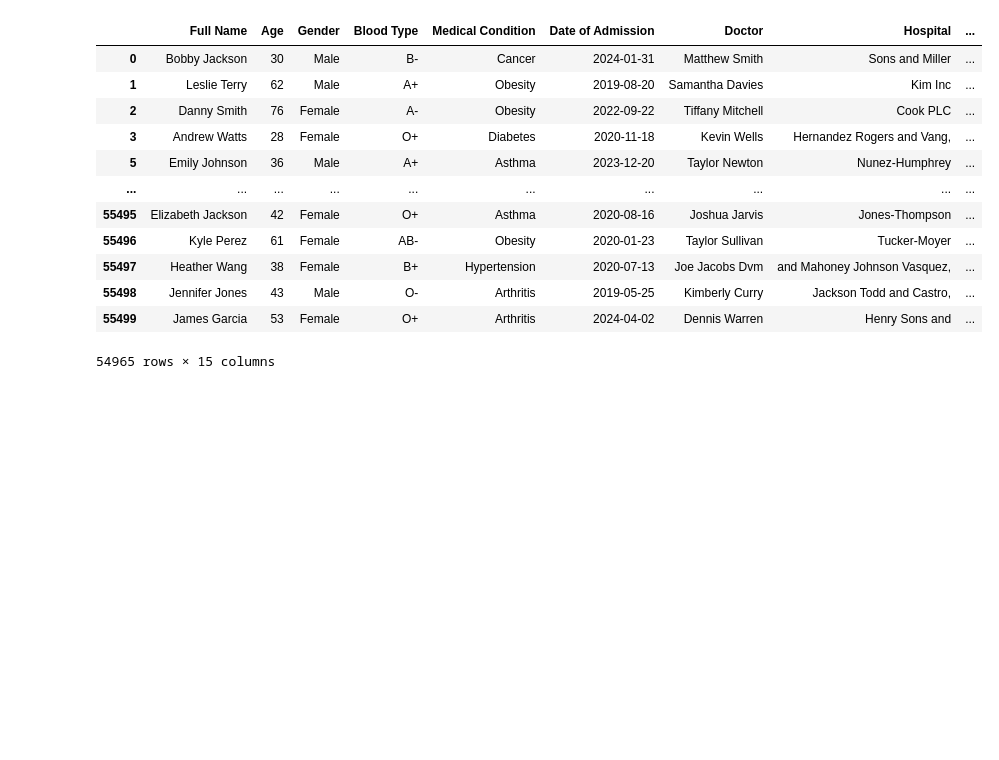
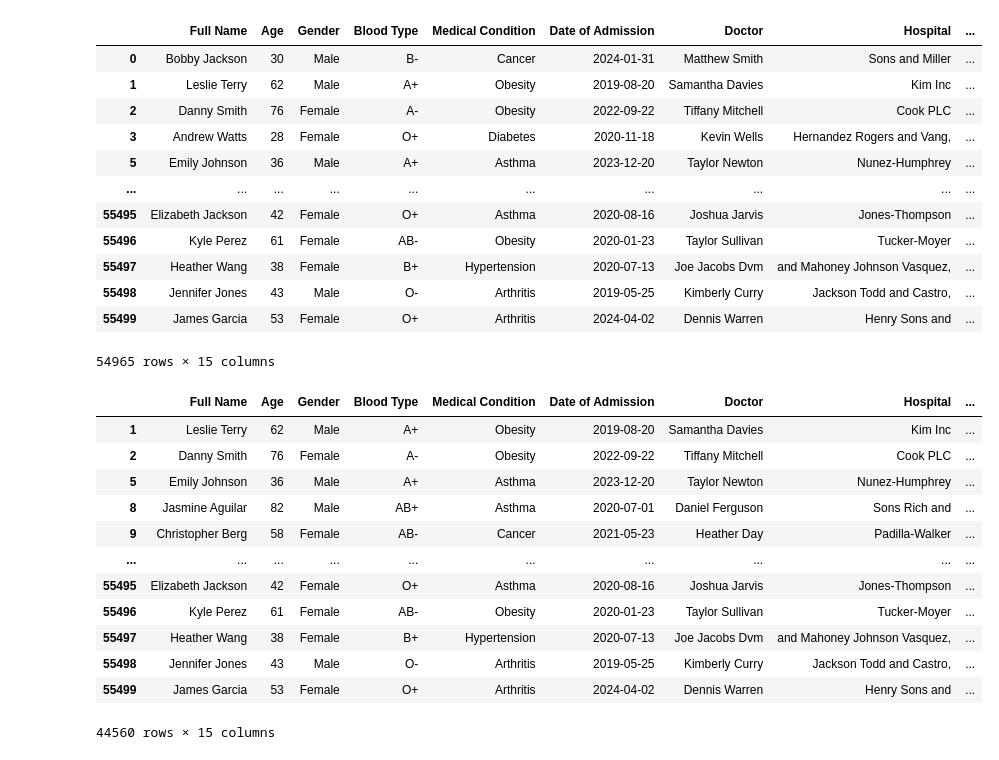
Before and after one commit to mahimarawat0707/Learn-Python-with-Me, a Jupyter notebook: Library/Pandas/pandas2.ipynb, the cells around one changed output. Drawn from its saved outputs; the diff is of its cells as text; code cells hidden in the pictures; blank space fills up the shorter version.

```diff
--- a/Library/Pandas/pandas2.ipynb
+++ b/Library/Pandas/pandas2.ipynb
@@ -512,3 +512,19 @@ df.astype({"Age":"int"})
 | 55498 | Jennifer Jones | 43 | Male | O- | Arthritis | 2019-05-25 | Kimberly Curry | Jackson Todd and Castro, | ... |
 | 55499 | James Garcia | 53 | Female | O+ | Arthritis | 2024-04-02 | Dennis Warren | Henry Sons and | ... |
 54965 rows × 15 columns
+# %%
+df.query("Age > 30")
+# %% [output]
+|  | Full Name | Age | Gender | Blood Type | Medical Condition | Date of Admission | Doctor | Hospital | ... |
+| 1 | Leslie Terry | 62 | Male | A+ | Obesity | 2019-08-20 | Samantha Davies | Kim Inc | ... |
+| 2 | Danny Smith | 76 | Female | A- | Obesity | 2022-09-22 | Tiffany Mitchell | Cook PLC | ... |
+| 5 | Emily Johnson | 36 | Male | A+ | Asthma | 2023-12-20 | Taylor Newton | Nunez-Humphrey | ... |
+| 8 | Jasmine Aguilar | 82 | Male | AB+ | Asthma | 2020-07-01 | Daniel Ferguson | Sons Rich and | ... |
+| 9 | Christopher Berg | 58 | Female | AB- | Cancer | 2021-05-23 | Heather Day | Padilla-Walker | ... |
+| ... | ... | ... | ... | ... | ... | ... | ... | ... | ... |
+| 55495 | Elizabeth Jackson | 42 | Female | O+ | Asthma | 2020-08-16 | Joshua Jarvis | Jones-Thompson | ... |
+| 55496 | Kyle Perez | 61 | Female | AB- | Obesity | 2020-01-23 | Taylor Sullivan | Tucker-Moyer | ... |
+| 55497 | Heather Wang | 38 | Female | B+ | Hypertension | 2020-07-13 | Joe Jacobs Dvm | and Mahoney Johnson Vasquez, | ... |
+| 55498 | Jennifer Jones | 43 | Male | O- | Arthritis | 2019-05-25 | Kimberly Curry | Jackson Todd and Castro, | ... |
+| 55499 | James Garcia | 53 | Female | O+ | Arthritis | 2024-04-02 | Dennis Warren | Henry Sons and | ... |
+44560 rows × 15 columns
```
Also changed, not shown: parts of 2 cells of this notebook.
